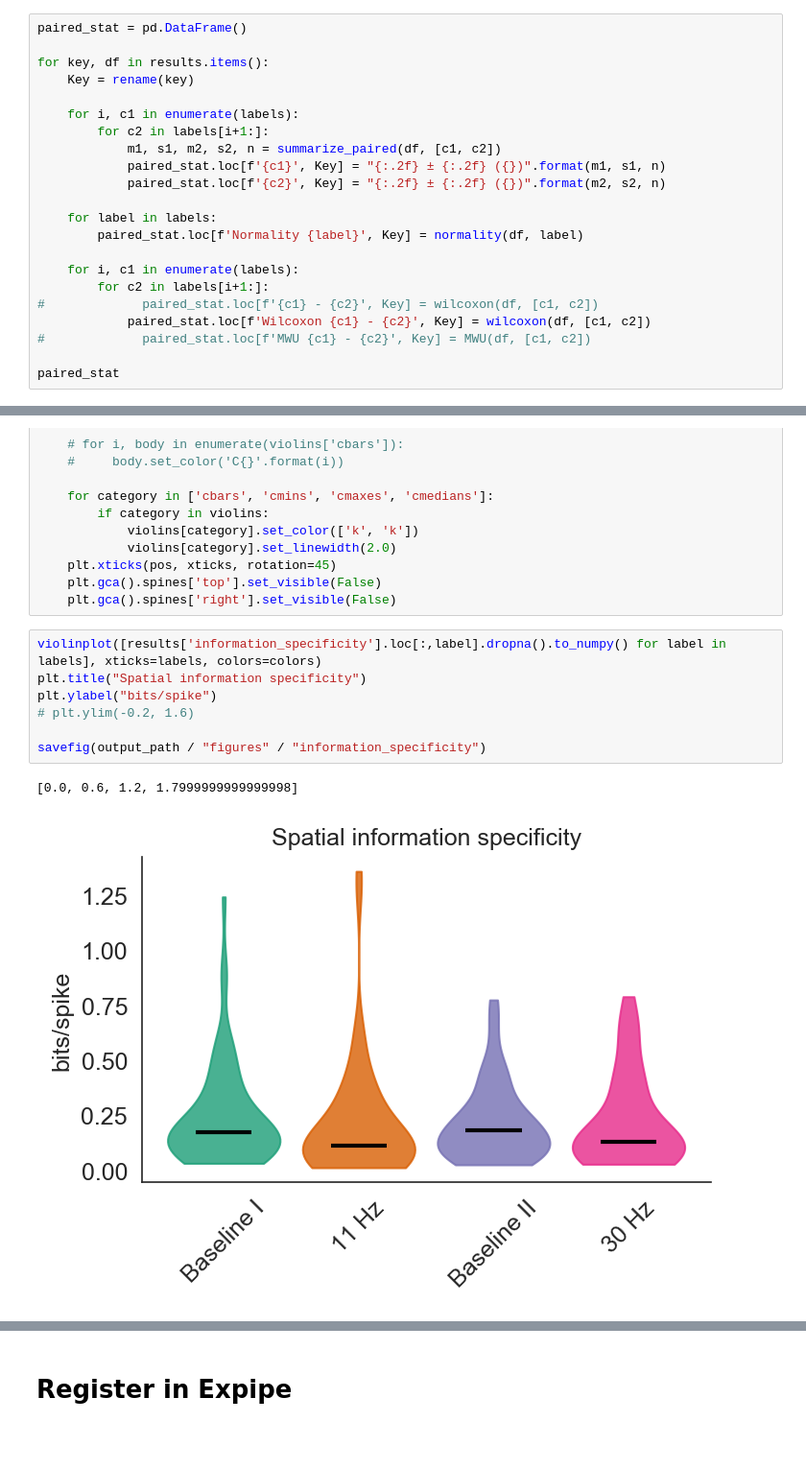
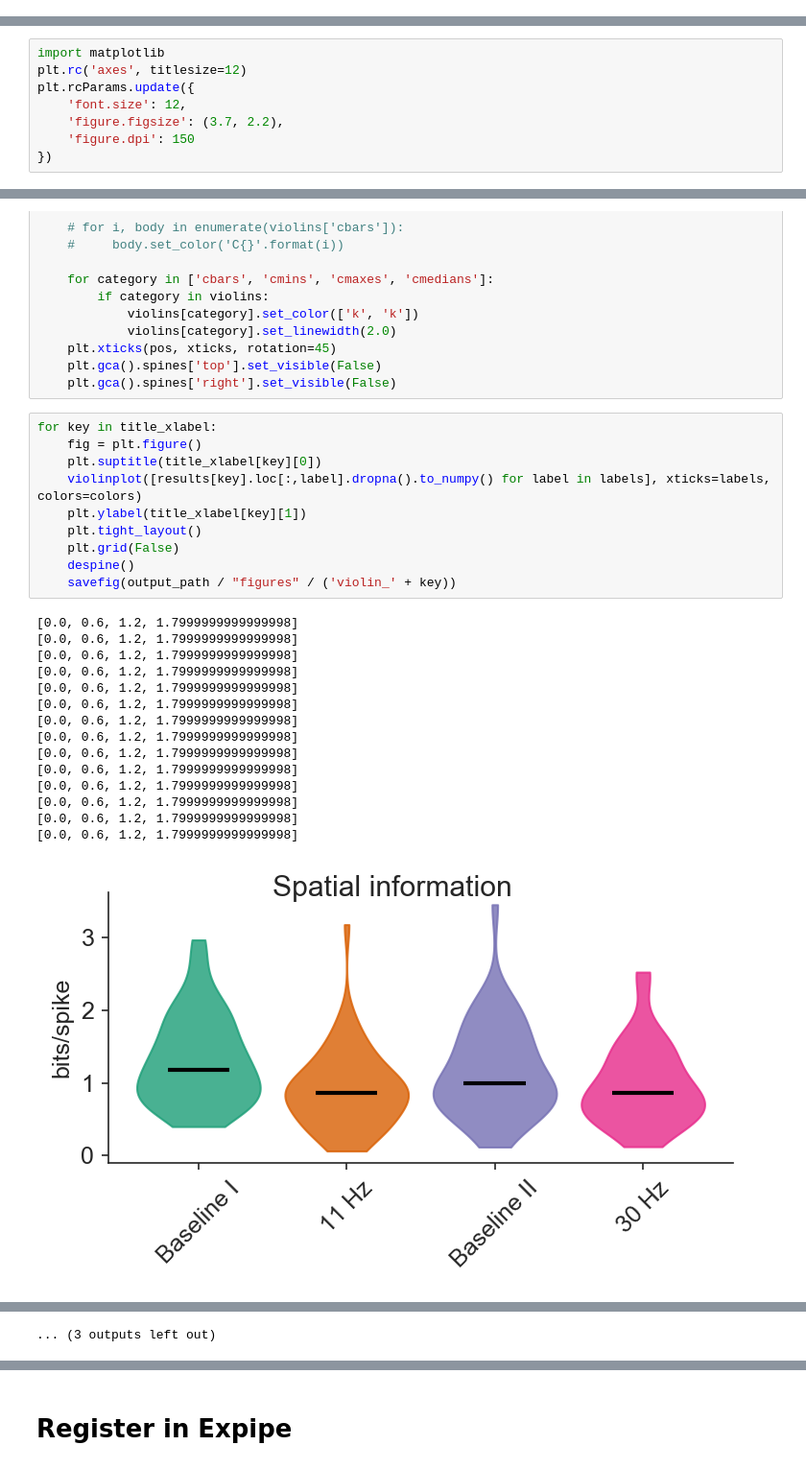
Before and after one commit to CINPLA/septum-mec, a Jupyter notebook: notebooks/20_comparisons_gridcells.ipynb, the cells around one changed output, grey strips where cells are left out. Shown at 96% size. Drawn from its saved outputs; the diff is of its cells as text; blank space fills up the shorter version.

```diff
--- a/notebooks/20_comparisons_gridcells.ipynb
+++ b/notebooks/20_comparisons_gridcells.ipynb
@@ -349,22 +527,0 @@ def normality(df, key):
-# %%
-paired_stat = pd.DataFrame()
-
-for key, df in results.items():
-    Key = rename(key)
-
-    for i, c1 in enumerate(labels):
-        for c2 in labels[i+1:]:
-            m1, s1, m2, s2, n = summarize_paired(df, [c1, c2])
-            paired_stat.loc[f'{c1}', Key] = "{:.2f} ± {:.2f} ({})".format(m1, s1, n)
-            paired_stat.loc[f'{c2}', Key] = "{:.2f} ± {:.2f} ({})".format(m2, s2, n)
-
-    for label in labels:
-        paired_stat.loc[f'Normality {label}', Key] = normality(df, label)
-
-    for i, c1 in enumerate(labels):
-        for c2 in labels[i+1:]:
-#             paired_stat.loc[f'{c1} - {c2}', Key] = wilcoxon(df, [c1, c2])
-            paired_stat.loc[f'Wilcoxon {c1} - {c2}', Key] = wilcoxon(df, [c1, c2])
-#             paired_stat.loc[f'MWU {c1} - {c2}', Key] = MWU(df, [c1, c2])
-
-paired_stat
@@ -393,0 +559,8 @@ for key, result in results.items():
+# %%
+import matplotlib
+plt.rc('axes', titlesize=12)
+plt.rcParams.update({
+    'font.size': 12,
+    'figure.figsize': (3.7, 2.2),
+    'figure.dpi': 150
+})
@@ -424,12 +644,28 @@ def violinplot(data, xticks, colors):
     plt.gca().spines['top'].set_visible(False)
     plt.gca().spines['right'].set_visible(False)
 # %%
-violinplot([results['information_specificity'].loc[:,label].dropna().to_numpy() for label in labels], xticks=labels, colors=colors)
-plt.title("Spatial information specificity")
-plt.ylabel("bits/spike")
-# plt.ylim(-0.2, 1.6)
-
-savefig(output_path / "figures" / "information_specificity")
+for key in title_xlabel:
+    fig = plt.figure()
+    plt.suptitle(title_xlabel[key][0])
+    violinplot([results[key].loc[:,label].dropna().to_numpy() for label in labels], xticks=labels, colors=colors)
+    plt.ylabel(title_xlabel[key][1])
+    plt.tight_layout()
+    plt.grid(False)
+    despine()
+    savefig(output_path / "figures" / ('violin_' + key))
 # %% [output]
 [0.0, 0.6, 1.2, 1.7999999999999998]
+[0.0, 0.6, 1.2, 1.7999999999999998]
+[0.0, 0.6, 1.2, 1.7999999999999998]
+[0.0, 0.6, 1.2, 1.7999999999999998]
+[0.0, 0.6, 1.2, 1.7999999999999998]
+[0.0, 0.6, 1.2, 1.7999999999999998]
+[0.0, 0.6, 1.2, 1.7999999999999998]
+[0.0, 0.6, 1.2, 1.7999999999999998]
+[0.0, 0.6, 1.2, 1.7999999999999998]
+[0.0, 0.6, 1.2, 1.7999999999999998]
+[0.0, 0.6, 1.2, 1.7999999999999998]
+[0.0, 0.6, 1.2, 1.7999999999999998]
+[0.0, 0.6, 1.2, 1.7999999999999998]
+[0.0, 0.6, 1.2, 1.7999999999999998]
-[figure, old version]
+[figure, new version]
@@ -435,0 +682 @@ savefig(output_path / "figures" / "information_specificity")
+... (3 outputs left out)
```
Also changed, not shown: parts of 59 cells of this notebook, 39 other files.
